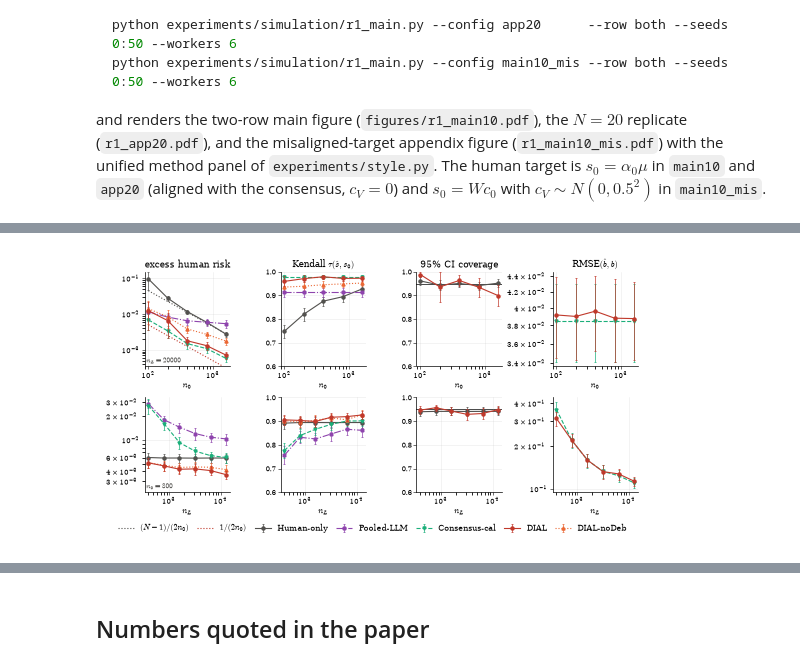
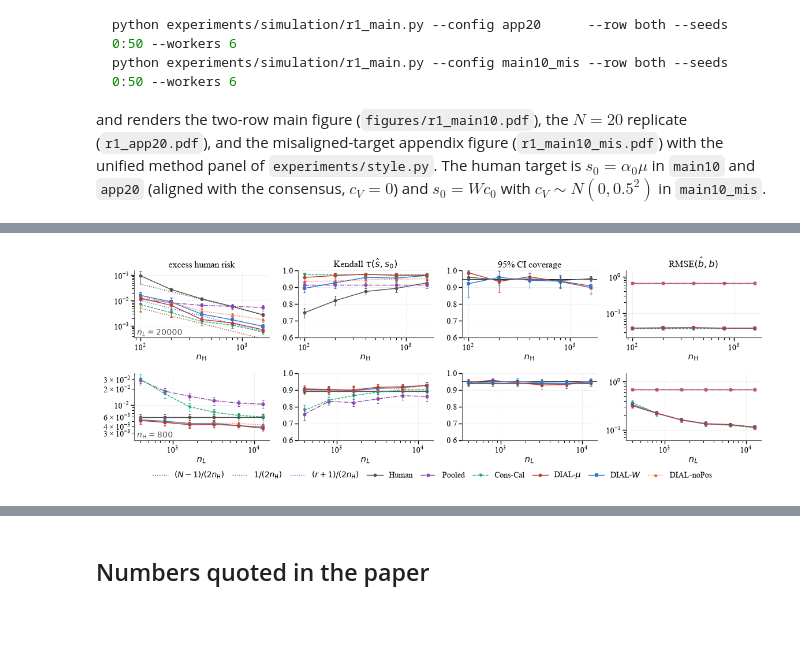
Before and after one commit to JinHongDu-Lab/DIAL, a Jupyter notebook: notebooks/1_simulation.ipynb, the cells around one changed output, grey strips where cells are left out. Drawn from its saved outputs; the diff is of its cells as text; code cells hidden in the pictures; blank space fills up the shorter version.

```diff
--- a/notebooks/1_simulation.ipynb
+++ b/notebooks/1_simulation.ipynb
@@ -18,8 +18,9 @@ import matplotlib as mpl, matplotlib.pyplot as plt, numpy as np, pandas as pd
 
 REPO = Path.cwd().parent; sys.path.insert(0, str(REPO))
 from experiments.simulation.r1_plot import COLS, aggregate, load  # noqa: E402
-from experiments.style import PRESENTED, LABEL, STYLE, INK_SOFT, GRID, plot_kwargs  # noqa: E402
+from experiments.style import PRESENTED_W, LABEL, STYLE, INK_SOFT, GRID, RCPARAMS, legend_handles, method_lines  # noqa: E402
 FIGURES = REPO / "figures"; FIGURES.mkdir(exist_ok=True)
+mpl.rcParams.update(RCPARAMS)  # same serif family and sizes as the real-data figures
 
 PANELS = [  # (column in rows.jsonl, panel title, log y)
     ("excess", "excess human risk", True),
@@ -27,6 +28,7 @@ PANELS = [  # (column in rows.jsonl, panel title, log y)
     ("cov_s", "95% CI coverage", False),
     ("b_rmse", r"RMSE$(\hat b, b)$", True),
 ]
+NH = "$n_{\\mathrm{H}}$"  # human budget, as written in the manuscript
 # %% [markdown]
 ## Load and aggregate
 
@@ -36,9 +38,9 @@ frames = {}
 for cfg in ("main10", "app20", "main10_mis"):
     path = REPO / "results" / "r1" / cfg / "rows.jsonl"
     if not path.exists():
-        print(f"{cfg}: no rows at {path}; run r1_main.py first"); continue
+        print(f"{cfg}: no rows at {path.relative_to(REPO)}; run r1_main.py first"); continue
     df = load(cfg, base=REPO); agg = aggregate(df); frames[cfg] = (df, agg)
-    n_irr = int(df[df.irregular][["row", "n_L", "n_0", "seed"]].drop_duplicates().shape[0])
+    n_irr = int(df[df.irregular][["row", "n_L", "n_H", "seed"]].drop_duplicates().shape[0])
     print(f"{cfg}: N={int(df.N.iloc[0])}, K={int(df.K.iloc[0])}, r={int(df.r.iloc[0])}, c_v_sd={df.c_v_sd.iloc[0]}, seeds={df.seed.nunique()}, "
-          f"cells={df[['row','n_L','n_0']].drop_duplicates().shape[0]}, irregular replications excluded={n_irr}, failed rows={int(df.get('error', pd.Series(dtype=object)).notna().sum()) if 'error' in df else 0}")
+          f"cells={df[['row','n_L','n_H']].drop_duplicates().shape[0]}, irregular replications excluded={n_irr}, failed rows={int(df.get('error', pd.Series(dtype=object)).notna().sum()) if 'error' in df else 0}")
 # %% [output]
@@ -52,48 +54,71 @@ Drawn at the ICLR text-block width (5.5 in) so fonts are true size. Theory lines
 # %%
-def draw(agg, N, r, out, seeds, methods, theory_dims, extra=()):
-    mpl.rcParams.update({"font.size": 6, "axes.titlesize": 6.2, "axes.labelsize": 6, "xtick.labelsize": 5.2, "ytick.labelsize": 5.2, "legend.fontsize": 5.8,
-                         "axes.linewidth": 0.5, "xtick.major.width": 0.4, "ytick.major.width": 0.4, "xtick.major.size": 2, "ytick.major.size": 2, "mathtext.fontset": "cm",
-                         "font.family": "serif"})
-    fig, axes = plt.subplots(2, len(PANELS), figsize=(5.5, 2.75))
-    ms, lw, cs, elw = 2.2, 0.8, 1.0, 0.5
-    for ri, (row, xcol, xlabel) in enumerate([("n0", "n_0", "$n_0$"), ("nL", "n_L", "$n_L$")]):
+def halos(ax, d, xcol, ycol, methods, lw):
+    """Curves that coincide exactly (Pooled and DIAL-noPos both impose b = 0) would hide one
+    another, so the first of each coinciding group gets a wide halo underneath."""
+    seen = {}
+    for m in methods:
+        g = d[d.method == m].sort_values(xcol)
+        y = g[ycol].to_numpy(dtype=float)
+        if len(y) == 0 or np.all(np.isnan(y)):
+            continue
+        key = tuple(np.round(y, 12))
+        if key in seen:
+            ax.plot(g[xcol], y, lw=lw * 3.2, alpha=0.9, solid_capstyle="round", color=STYLE[seen[key]]["color"], ls="-", zorder=1.5)
+        else:
+            seen[key] = m
+
+
+def draw(agg, N, r, out, seeds, methods, theory_dims, extra=(), n_xticks=None, labels=None):
+    fig, axes = plt.subplots(2, len(PANELS), figsize=(9, 3))
+    ms, lw = 2.2, 0.8
+    shown = list(methods) + list(extra)
+    for ri, (row, xcol, xlabel) in enumerate([("nH", "n_H", NH), ("nL", "n_L", "$n_{\mathrm{L}}$")]):
         d = agg[agg.row == row]
         for ci, (col, title, logy) in enumerate(PANELS):
             ax = axes[ri, ci]
-            if col == "excess" and row == "n0":
-                x = np.array(sorted(d.n_0.unique()), float)
+            if col == "excess" and row == "nH":
+                x = np.array(sorted(d[xcol].unique()), float)
                 for dim, lab, color in theory_dims:
-                    ax.plot(x, dim / (2 * x), ":", color=color, lw=lw, label=lab)
-            for m in list(methods) + list(extra):
-                s_ = d[d.method == m].sort_values(xcol)
-                if s_.empty: continue
-                y = s_[f"{col}_mean"].values
-                if np.all(np.isnan(y)): continue
-                st = plot_kwargs(m); mk = st.pop("marker", None); st.pop("lw", None)
-                ax.errorbar(s_[xcol], y, yerr=1.96 * s_[f"{col}_se"].values, marker=mk, ms=ms, lw=lw, elinewidth=elw, capsize=cs, capthick=elw,
-                            label=LABEL[m], zorder=3 if m == "dial_mu" else 2, **st)
+                    ax.plot(x, dim / (2 * x), ":", color=color, lw=lw)
+            halos(ax, d, xcol, f"{col}_mean", shown, lw)
+            method_lines(ax, d, xcol, f"{col}_mean", shown, se=f"{col}_se", caps=True, ms=ms, lw=lw, emphasize=("dial_mu",))
             if col == "cov_s": ax.axhline(0.95, color="k", lw=0.5, zorder=1); ax.set_ylim(0.6, 1.0)
             if col == "kendall": ax.set_ylim(min(0.6, ax.get_ylim()[0]), 1.0)
             if col == "excess":
                 lo = np.nanmin(d[d.method.isin(methods)][f"{col}_mean"].values); ax.set_ylim(lo * 0.6, ax.get_ylim()[1])
+            if col == "b_rmse":  # the b-hat = 0 rows of Pooled and DIAL-noPos are ~20x the fitted errors, so set the span from the data
+                v = d[d.method.isin(methods)][f"{col}_mean"].dropna()
+                if len(v): ax.set_ylim(float(v.min()) * 0.55, float(v.max()) * 2.2)
             ax.set_xscale("log")
+            if n_xticks is not None:
+                # pick n_xticks evenly spaced (in log) from actual data values
+                xvals = np.array(sorted(d[xcol].unique()), float)
+                idx = np.round(np.linspace(0, len(xvals) - 1, min(n_xticks, len(xvals)))).astype(int)
+                ax.xaxis.set_major_locator(mpl.ticker.FixedLocator(xvals[idx]))
+                ax.xaxis.set_major_formatter(mpl.ticker.ScalarFormatter())
+                ax.xaxis.set_minor_locator(mpl.ticker.NullLocator())
             if logy: ax.set_yscale("log")
             ax.set_xlabel(xlabel, labelpad=1)
             if ri == 0: ax.set_title(title, pad=3)
-            ax.grid(alpha=0.25, which="major", lw=0.4); ax.tick_params(pad=1.5)
+            ax.grid(alpha=0.25, which="major", lw=0.4); ax.tick_params(which="both", pad=1.5, labelsize=8)
             for sp in ("top", "right"): ax.spines[sp].set_visible(False)
-        fixed = f"$n_L={int(d.n_L.iloc[0])}$" if row == "n0" else f"$n_0={int(d.n_0.iloc[0])}$"
-        axes[ri, 0].annotate(fixed, xy=(0.02, 0.04), xycoords="axes fraction", fontsize=5.2, color=INK_SOFT)
-    h, l = axes[0, 0].get_legend_handles_labels()
-    fig.legend(h, l, loc="lower center", ncol=min(len(l), 8), frameon=False, bbox_to_anchor=(0.5, -0.06), handlelength=2.0, columnspacing=1.0)
-    fig.tight_layout(w_pad=0.6, h_pad=0.6)
-    fig.savefig(out, bbox_inches="tight"); fig.savefig(out.with_suffix(".png"), dpi=200, bbox_inches="tight")
-    print("saved", out, f"({seeds} seeds)")
+        fixed = f"$n_{\mathrm{L}}={int(d.n_L.iloc[0])}$" if row == "nH" else f"$n_{{\\mathrm{{H}}}}={int(d.n_H.iloc[0])}$"
+        axes[ri, 0].annotate(fixed, xy=(0.02, 0.04), xycoords="axes fraction", fontsize=8, color=INK_SOFT)
+    h, l = legend_handles(shown, labels=labels, ms=ms, lw=lw, extra_first=True,
+                          extra=[(lab, dict(color=color, ls=":", lw=lw)) for _, lab, color in theory_dims])
+    nc = min(len(l), 9); yoff = -0.06 if len(l) <= nc else -0.12  # a wrapped legend needs room below the x labels
+    fig.legend(h, l, loc="lower center", ncol=nc, frameon=False, bbox_to_anchor=(0.5, yoff), handlelength=2.0, columnspacing=1.0)
+    fig.tight_layout()
+    fig.savefig(out, bbox_inches="tight", dpi=300)
+    print("saved", out.relative_to(REPO), f"({seeds} seeds)")
     return fig
+
+THEORY = {"human_only": "$(N-1)/(2n_{\\mathrm{H}})$", "dial_mu": "$1/(2n_{\\mathrm{H}})$", "dial_w": "$(r+1)/(2n_{\\mathrm{H}})$"}
 
 for cfg in ("main10", "app20"):
     if cfg not in frames: continue
     df, agg = frames[cfg]; N, r = int(df.N.iloc[0]), int(df.r.iloc[0])
-    theory = [(N - 1, "$(N-1)/(2n_0)$", STYLE["human_only"]["color"]), (1, "$1/(2n_0)$", STYLE["dial_mu"]["color"])]
-    fig = draw(agg, N, r, FIGURES / f"r1_{cfg}.pdf", df.seed.nunique(), PRESENTED, theory); plt.show()
+    theory = [(dim, THEORY[m], STYLE[m]["color"]) for dim, m in ((N - 1, "human_only"), (1, "dial_mu"), (r + 1, "dial_w"))]
+    fig = draw(agg, N, r, FIGURES / f"r1_{cfg}.pdf", df.seed.nunique(), PRESENTED_W, theory,
+               n_xticks=4 if cfg == "app20" else None); plt.show()
 # %% [output]
@@ -101 +126 @@ saved /Users/dujinhong/Library/CloudStorage/Dropbox/应用/Overleaf/Debiasing LL
-[figure, old version]
+[figure, new version]
```
Also changed, not shown: parts of 9 cells of this notebook, 42 other files.
